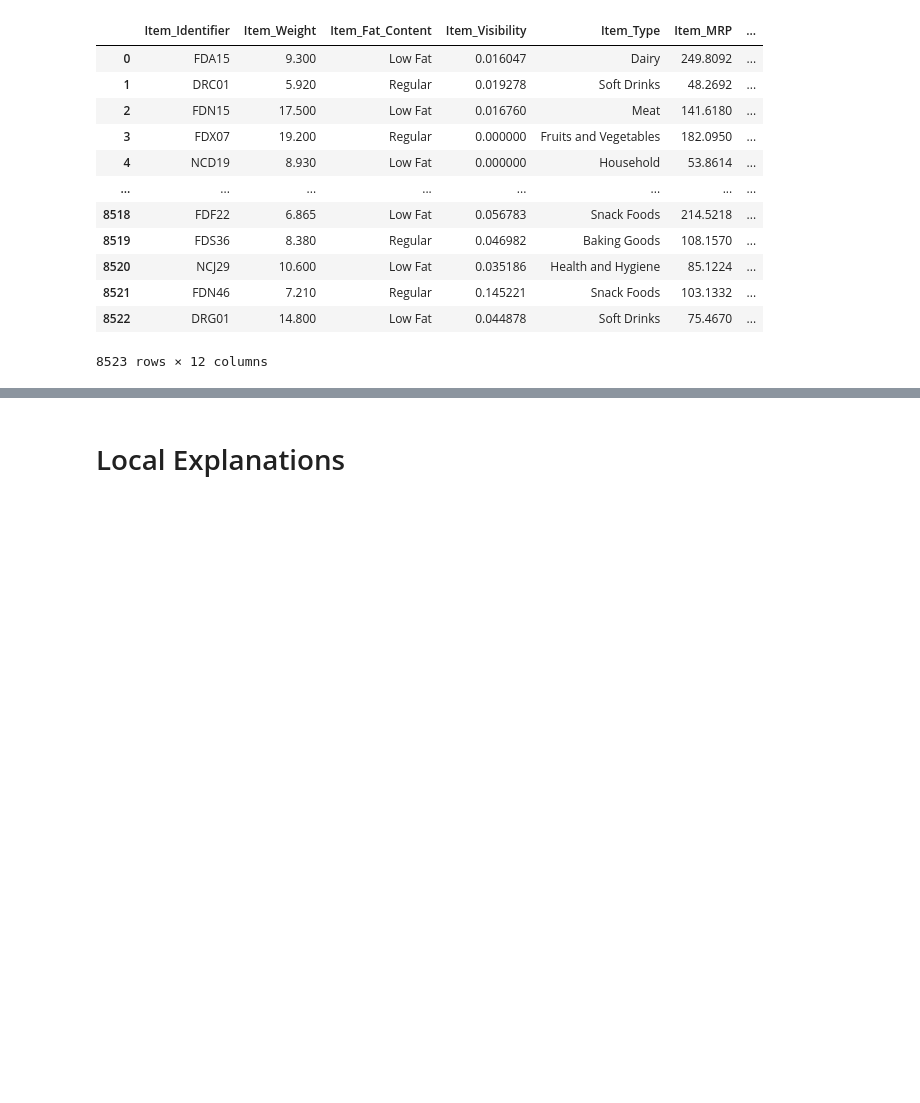
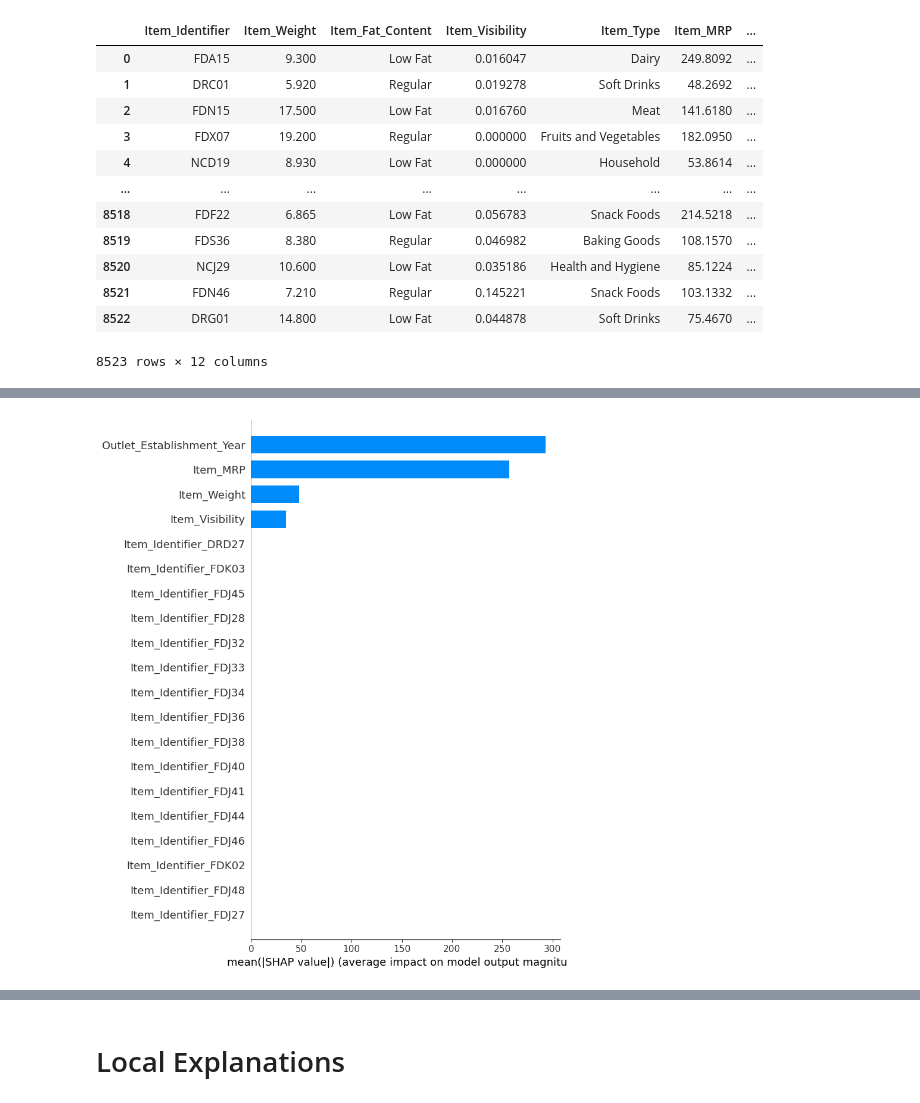
Before and after one commit to Soichiro-Gardinner/Prediction-of-Grocery-Sales, a Jupyter notebook: Project 1[Revisited]/Explaining Models with Shap.ipynb, the cells around one changed output, grey strips where cells are left out. Drawn from its saved outputs; the diff is of its cells as text; code cells hidden in the pictures; blank space fills up the shorter version.

```diff
--- a/Project 1[Revisited]/Explaining Models with Shap.ipynb
+++ b/Project 1[Revisited]/Explaining Models with Shap.ipynb
@@ -65,0 +109,4 @@ No data for colormapping provided via 'c'. Parameters 'vmin', 'vmax' will be ign
+# %%
+shap.summary_plot(shap_values, X_shap, plot_type="bar")
+# %% [output]
+[figure, added]
```
Also changed, not shown: parts of 9 cells of this notebook, 5 other files.
